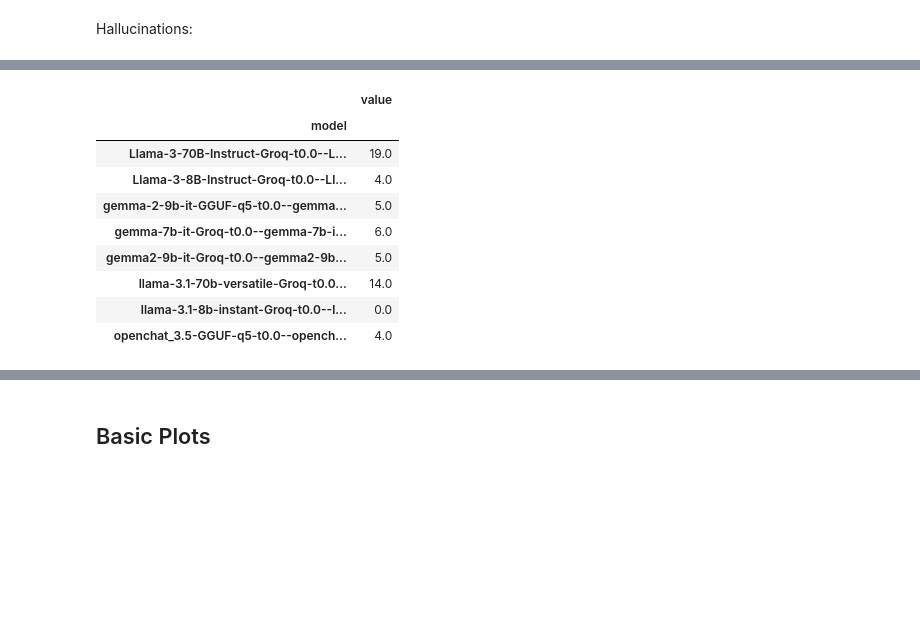
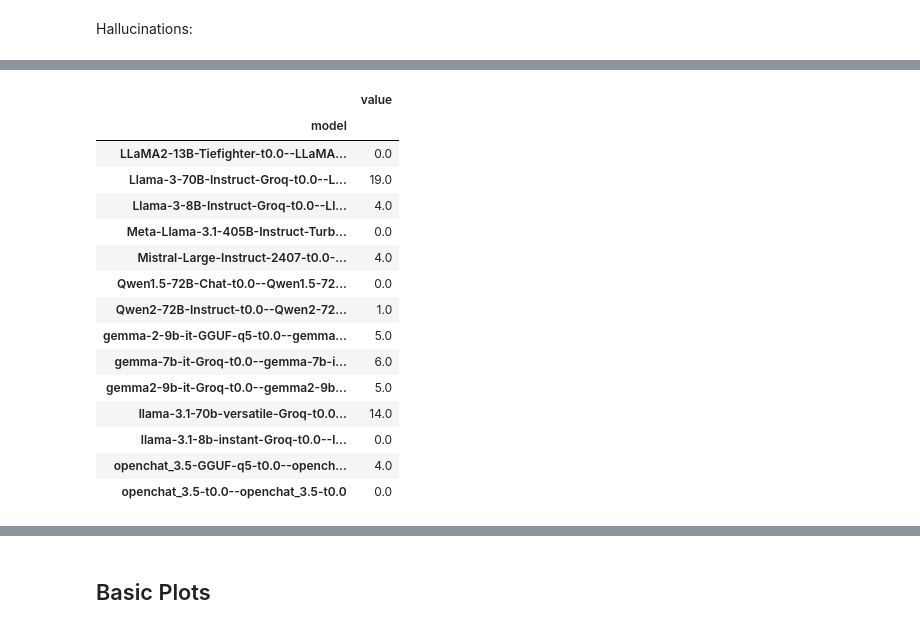
Before and after one commit to Gnurro/clemcore, a Jupyter notebook: adventuregame_eval.ipynb, the cells around one changed output, grey strips where cells are left out. Cells and saved outputs as stored; diff of their text form; code cells hidden in the pictures; blank space fills up the shorter version.

Commit message:
Add custom model registry to run with LLaMA2-13B-Tiefighter and Mixtral-8x7B-Instruct-v0.1; Add adventuregame python module requirements.txt; Evaluation notebook work

```diff
--- a/adventuregame_eval.ipynb
+++ b/adventuregame_eval.ipynb
@@ -167,18 +167,24 @@ hallucination_df
 # %%
 hallucination_counts = hallucination_df.groupby(['model']).sum()
-hallucination_sums = hallucination_counts.iloc[0:8, [4]]
+hallucination_sums = hallucination_counts.iloc[0:14, [4]]
 hallucination_sums
 # %% [output]
 |  | value |
 | model |  |
+| LLaMA2-13B-Tiefighter-t0.0--LLaMA... | 0.0 |
 | Llama-3-70B-Instruct-Groq-t0.0--L... | 19.0 |
 | Llama-3-8B-Instruct-Groq-t0.0--Ll... | 4.0 |
+| Meta-Llama-3.1-405B-Instruct-Turb... | 0.0 |
+| Mistral-Large-Instruct-2407-t0.0-... | 4.0 |
+| Qwen1.5-72B-Chat-t0.0--Qwen1.5-72... | 0.0 |
+| Qwen2-72B-Instruct-t0.0--Qwen2-72... | 1.0 |
 | gemma-2-9b-it-GGUF-q5-t0.0--gemma... | 5.0 |
 | gemma-7b-it-Groq-t0.0--gemma-7b-i... | 6.0 |
 | gemma2-9b-it-Groq-t0.0--gemma2-9b... | 5.0 |
 | llama-3.1-70b-versatile-Groq-t0.0... | 14.0 |
 | llama-3.1-8b-instant-Groq-t0.0--l... | 0.0 |
 | openchat_3.5-GGUF-q5-t0.0--opench... | 4.0 |
+| openchat_3.5-t0.0--openchat_3.5-t0.0 | 0.0 |
 # %%
 hallucination_sums.to_latex('results/hallucination_sums.tex')
 # %%
```
Also changed, not shown: parts of 10 cells of this notebook, 2 other files.
